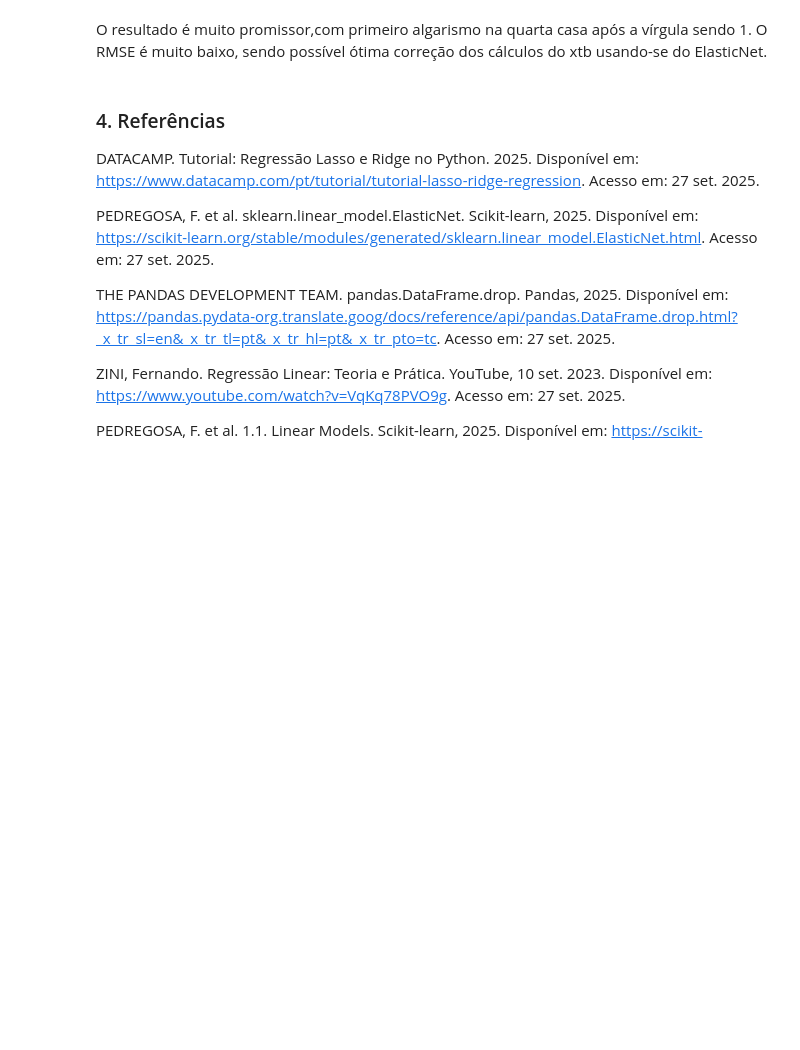
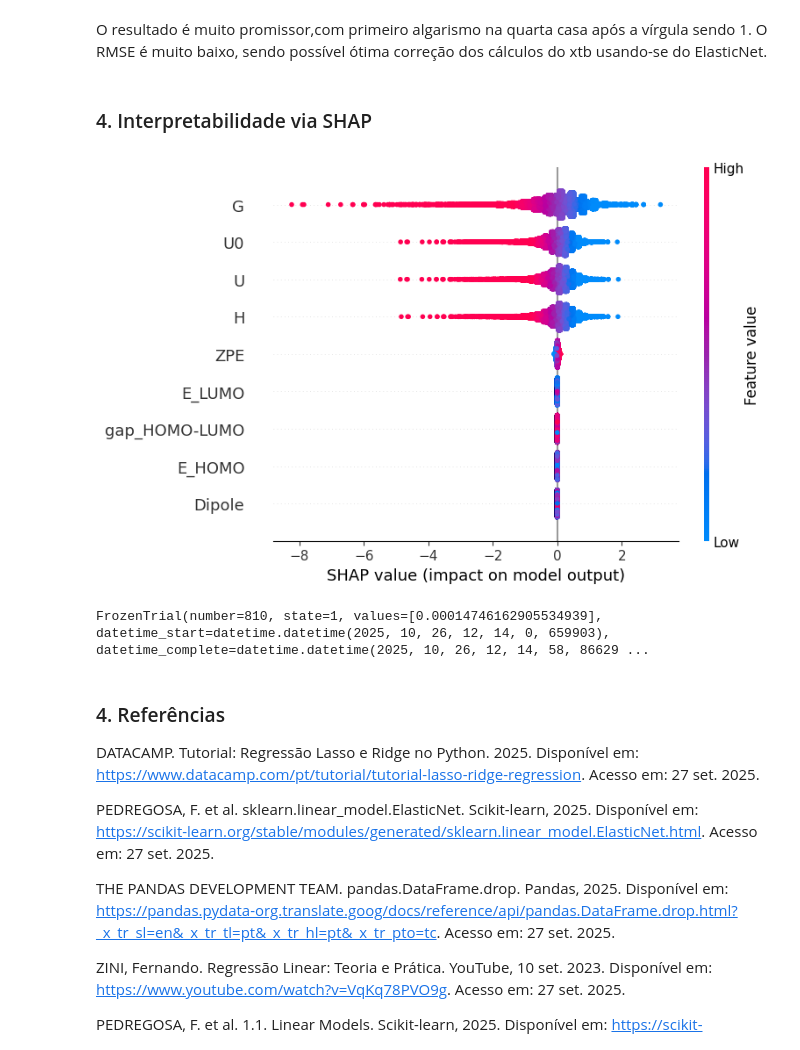
Before and after one commit to Velky2/R2D2, a Jupyter notebook: machine_learning_models/elaticnet.ipynb, the cells around one changed output. Saved outputs shown, nothing was run; the diff lists cells and outputs as text; code cells hidden in the pictures; blank space fills up the shorter version.

Commit message:
update elastic model with partial shap

```diff
--- a/machine_learning_models/elaticnet.ipynb
+++ b/machine_learning_models/elaticnet.ipynb
@@ -264,3 +265,5 @@ Para o trial de melhor resultado, os parâmetros eram:
 Trial 810 finished with value: 0.00014746162905534939 and parameters: {'alpha': 0.00006820706258709369, 'l1_ratio': 0.17332460629146462, 'fit_intercept': True, 'positive': False, 'max_iter': 33778, 'tol': 8.423671561653807e-7, 'selection': 'random', 'normalizar': 'rfe', 'rfe_features': 31}.
 # %% [markdown]
 O resultado é muito promissor,com primeiro algarismo na quarta casa após a vírgula sendo 1. O RMSE é muito baixo, sendo possível ótima correção dos cálculos do xtb usando-se do ElasticNet.
+# %% [markdown]
+### 4. Interpretabilidade via SHAP
@@ -267,3 +272,46 @@ O resultado é muito promissor,com primeiro algarismo na quarta casa após a ví
+# %%
+# --- Carregar estudo Optuna ---
+NOME_DO_ESTUDO = 'elasticnet_xtb'
+study = load_study(study_name=NOME_DO_ESTUDO, storage=f"sqlite:///{NOME_DO_ESTUDO}.db")
+
+# --- Recuperar melhores parâmetros ---
+melhores_params = study.best_trial.params
+fake_trial = trial.FixedTrial(melhores_params)
+
+# --- Instanciar e treinar o modelo ---
+melhor_modelo = inst_elasticnet(fake_trial)
+
+# Treinar o pipeline completo
+melhor_modelo.fit(X_train, y_train)
+
+# Transformar dados de treino e teste usando scaler + RFE
+X_train_transf = melhor_modelo.named_steps['rfe'].transform(
+    melhor_modelo.named_steps['standardscaler'].transform(X_train)
+)
+X_test_transf = melhor_modelo.named_steps['rfe'].transform(
+    melhor_modelo.named_steps['standardscaler'].transform(X_test)
+)
+
+# LinearExplainer com modelo final (ElasticNet)
+explainer = shap.LinearExplainer(
+    melhor_modelo.named_steps['elasticnet'],
+    X_train_transf
+)
+
+# Calcular SHAP values
+shap_values = explainer.shap_values(X_test_transf)
+
+# Nomes das features selecionadas pelo RFE
+selected_features = X_train.columns[melhor_modelo.named_steps['rfe'].get_support()]
+
+# Plotar
+shap.summary_plot(shap_values, X_test_transf, feature_names=selected_features)
+# %% [output]
+[figure, added]
+# %%
+study.best_trial
+# %% [output]
+FrozenTrial(number=810, state=1, values=[0.00014746162905534939], datetime_start=datetime.datetime(2025, 10, 26, 12, 14, 0, 659903), datetime_complete=datetime.datetime(2025, 10, 26, 12, 14, 58, 86629 ...
 # %% [markdown]
 ### 4. Referências
 DATACAMP. Tutorial: Regressão Lasso e Ridge no Python. 2025. Disponível em: https://www.datacamp.com/pt/tutorial/tutorial-lasso-ridge-regression. Acesso em: 27 set. 2025.
```
Also changed, not shown: parts of 2 cells of this notebook.
